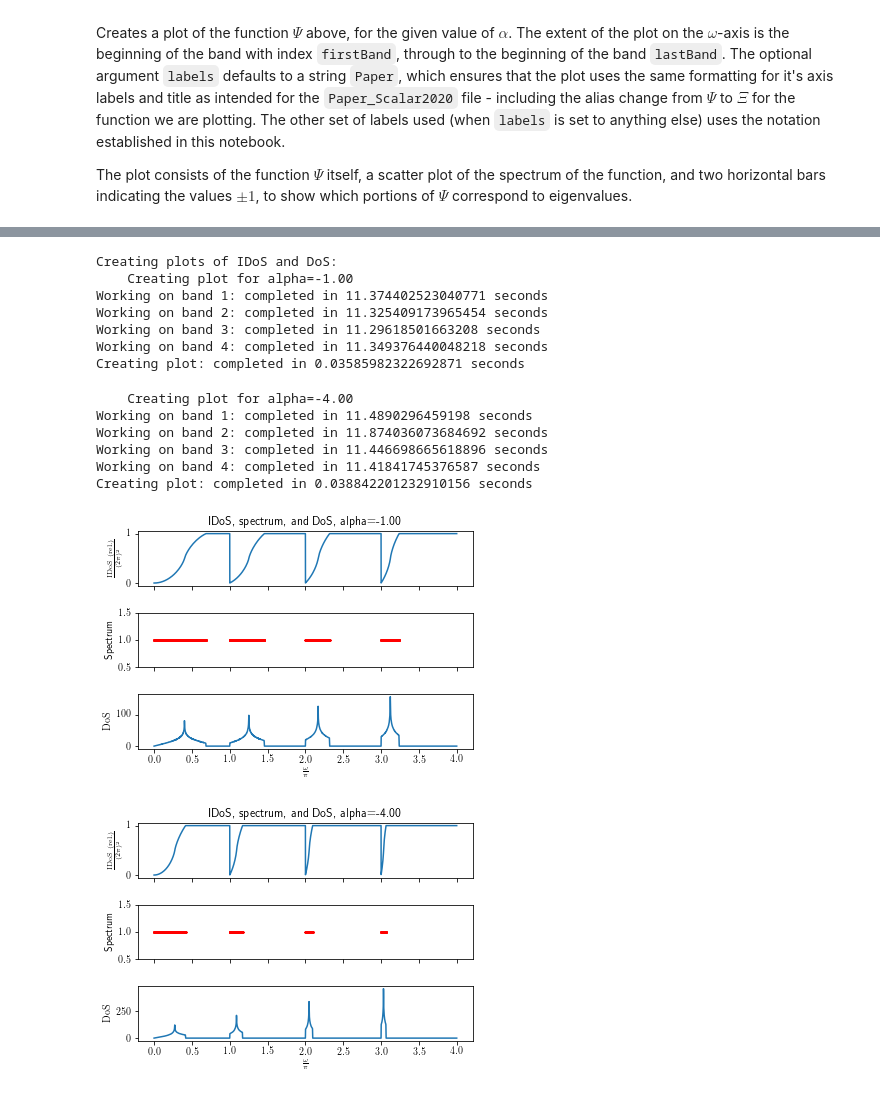
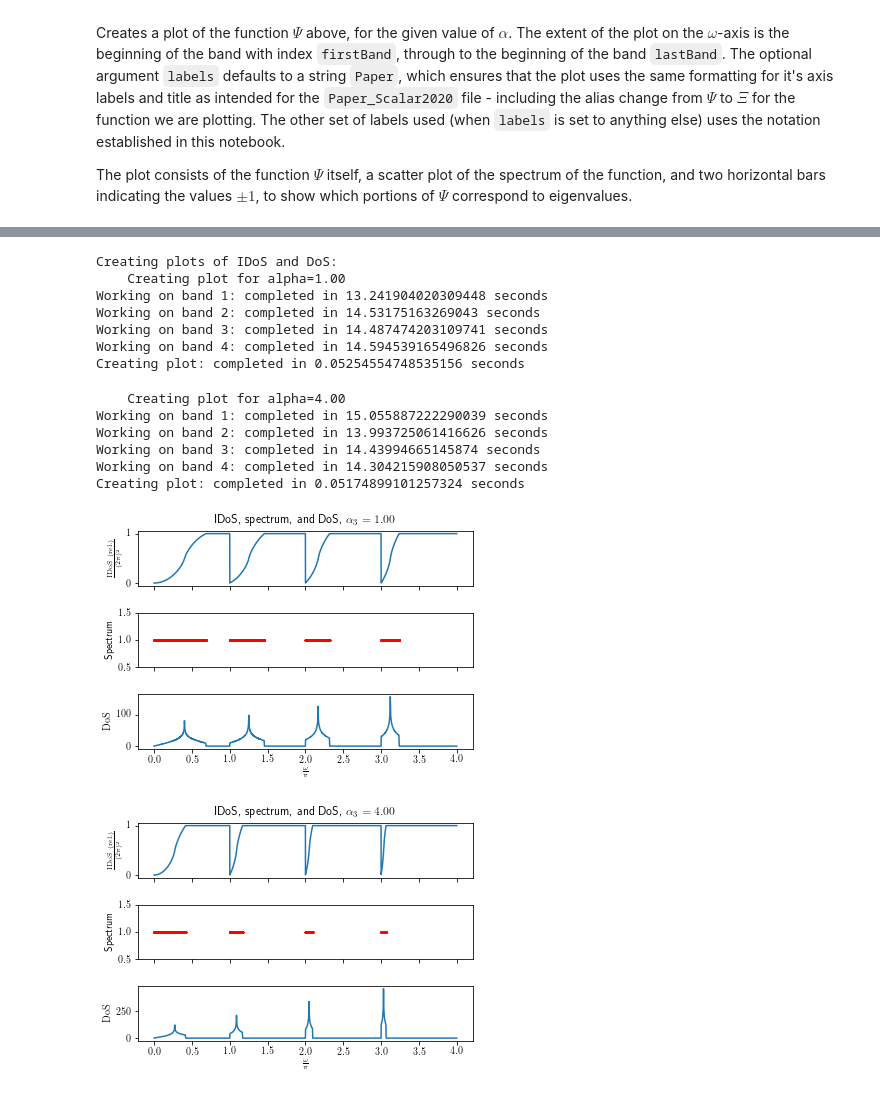
Before and after one commit to willGraham01/PhD-Work-Git, a Jupyter notebook: QG_Code/5VertexGraph_CrossSetup/5VertexGraph_DoS.ipynb, the cells around one changed output, grey strips where cells are left out. Drawn from its saved outputs; the diff is of its cells as text; code cells hidden in the pictures.

Commit message:
Section 5 cleanup and figure re-making, final editing stages now

```diff
--- a/QG_Code/5VertexGraph_CrossSetup/5VertexGraph_DoS.ipynb
+++ b/QG_Code/5VertexGraph_CrossSetup/5VertexGraph_DoS.ipynb
@@ -138,11 +138,11 @@ def FindBandMin(bandN, alpha, expMax=8):
         c: float; approximation to the left enpoint of the band I_n = [c, n*pi]
     '''
 
-    # first, if alpha <=2 and bandN=1, the first band starts at 0, so we should just escape
-    if ( (bandN==1) and (alpha<=2.0) ):
+    # first, if alpha >=-2 and bandN=1, the first band starts at 0, so we should just escape
+    if ( (bandN==1) and (alpha>=-2.0) ):
         return 0
-    elif alpha<=0.0:
-        # if alpha<=0, the bands START at (n-1)*pi and terminate at some value prior to n*pi,
+    elif alpha>=0.0:
+        # if alpha>=0, the bands START at (n-1)*pi and terminate at some value prior to n*pi,
         # so return (bandN-1)*pi
         return (bandN-1)*np.pi
     # otherwise, we'll need to estimate the left endpoint via a binary search
@@ -417,7 +417,7 @@ def CreatePlots(lastBand, bandPts, alpha, firstBand=1, labels='Paper', t1Pts=100
         bandPts: int; number of discrete points to divide the interval [(n-1)pi, n*pi] into for plotting each band
         alpha: float; value alpha in (*) and (**)
         firstBand: int (default 1); index of the band at which the plot begins
-        labels: float (default 'Paper'); format selection for axis labels in the plots produced
+        labels: float (default 'Paper'); format selection for axis labels in the plots produced. Paper also changes the label of alpha to alpha_3
         t1Pts, t2Pts: int (default 1000); passed to CreateBandIDoS and CreateBandDoS
         iNormalise: bool (default True); passed to BandPlotValues
     OUTPUTS:
@@ -468,13 +468,13 @@ def CreatePlots(lastBand, bandPts, alpha, firstBand=1, labels='Paper', t1Pts=100
     ax[1].set_ylim(0.5,1.5)
     ax[2].plot(xRangeStore/np.pi, doSStore)
     if labels=='Paper':
-        ax[0].set_title('IDoS, spectrum, and DoS, alpha=%.2f' % (alpha))
+        ax[0].set_title(r'IDoS, spectrum, and DoS, $\alpha_3=%.2f$' % (alpha))
         ax[0].set_ylabel(r'$\frac{\mathrm{IDoS} \ \mathrm{(rel.)}}{(2\pi)^{2}}$')
         ax[1].set_ylabel(r'Spectrum')
         ax[2].set_xlabel(r'$\frac{\omega}{\pi}$')
         ax[2].set_ylabel(r'$\mathrm{DoS}$')
     else:
-        ax[0].set_title('IDoS, spectrum, and DoS, alpha=%.3f' % (alpha))
+        ax[0].set_title(r'IDoS, spectrum, and DoS, $alpha=%.3f$' % (alpha))
         ax[0].set_ylabel(r'$\frac{\mathcal{I}}{(2\pi)^2}$')
         ax[1].set_ylabel(r'Spectrum')
         ax[2].set_xlabel(r'$\frac{\omega}{\pi}$')
@@ -518,10 +518,10 @@ def DispRelPlot(lastBand, bandPts, alpha, firstBand=1, labels='Paper'):
               s=3., marker='x', c='red')
     ax.set_xlabel(r'$\frac{\omega}{\pi}$')
     if labels=='Paper':
-        ax.set_title(r'$\Xi(\omega), \alpha=%.2f $' % (alpha))
+        ax.set_title(r'$\Xi(\omega), \ \alpha_3=%.2f $' % (alpha))
         ax.set_ylabel(r'$\Xi(\omega)$')
     else:
-        ax.set_title(r'$\Psi(\omega), \alpha=%.2f $' % (alpha))
+        ax.set_title(r'$\Psi(\omega), \ \alpha=%.2f $' % (alpha))
         ax.set_ylabel(r'$\Psi(\omega)$')
 
     return fig, ax
@@ -539,10 +539,15 @@ print('Creating plots of Psi(x):')
 firstBand = 1
 lastBand = 7
 bandPts = 1000
-for alpha in [-1.0, -4.0]:
+for alpha in [1.0, 4.0]:
     print('    Creating plot for alpha=%.2f' % (alpha))
     fig, ax = DispRelPlot(lastBand, bandPts, alpha, firstBand=1, labels='Paper')
-    saveStr = './images/CrossInPlane_ScalarDR_alpha' + '{0:.2f}'.format(alpha) + '.pdf'
+    saveStrDot = './images/CrossInPlane_ScalarDR_alpha' + '{0:.2f}'.format(alpha) + '.pdf'
+    saveStrDot = list(saveStrDot)
+    saveStrDot[-7] = '-' #changes decimal point to dash for compatability issues
+    saveStr = ''
+    for c in saveStrDot:
+        saveStr += c
     fig.savefig(saveStr, bbox_inches='tight')
     fig.show()
 # %% [output]
@@ -554,27 +559,32 @@ Creating plots of Psi(x):
 # %%
 print('Creating plots of IDoS and DoS:')
 firstBand = 1
 lastBand = 5
 bandPts = 1000
-for alpha in [-1.0, -4.0]:
+for alpha in [1.0, 4.0]:
     print('    Creating plot for alpha=%.2f' % (alpha))
     fig, ax = CreatePlots(lastBand, bandPts, alpha, firstBand=1, labels='Paper')
-    saveStr = './images/CrossInPlane_ScalarDoS_alpha' + '{0:.2f}'.format(alpha) + '.pdf'
+    saveStrDot = './images/CrossInPlane_ScalarDoS_alpha' + '{0:.2f}'.format(alpha) + '.pdf'
+    saveStrDot = list(saveStrDot)
+    saveStrDot[-7] = '-' #changes decimal point to dash for compatability issues
+    saveStr = ''
+    for c in saveStrDot:
+        saveStr += c
     fig.savefig(saveStr, bbox_inches='tight')
     fig.show()
 # %% [output]
 Creating plots of IDoS and DoS:
-    Creating plot for alpha=-1.00
-Working on band 1: completed in 11.374402523040771 seconds
-Working on band 2: completed in 11.325409173965454 seconds
-Working on band 3: completed in 11.29618501663208 seconds
-Working on band 4: completed in 11.349376440048218 seconds
-Creating plot: completed in 0.03585982322692871 seconds
+    Creating plot for alpha=1.00
+Working on band 1: completed in 13.241904020309448 seconds
+Working on band 2: completed in 14.53175163269043 seconds
+Working on band 3: completed in 14.487474203109741 seconds
+Working on band 4: completed in 14.594539165496826 seconds
+Creating plot: completed in 0.05254554748535156 seconds
-    Creating plot for alpha=-4.00
-Working on band 1: completed in 11.4890296459198 seconds
-Working on band 2: completed in 11.874036073684692 seconds
-Working on band 3: completed in 11.446698665618896 seconds
-Working on band 4: completed in 11.41841745376587 seconds
-Creating plot: completed in 0.038842201232910156 seconds
+    Creating plot for alpha=4.00
+Working on band 1: completed in 15.055887222290039 seconds
+Working on band 2: completed in 13.993725061416626 seconds
+Working on band 3: completed in 14.43994665145874 seconds
+Working on band 4: completed in 14.304215908050537 seconds
+Creating plot: completed in 0.05174899101257324 seconds
-[figure, old version]
+[figure, new version]
-[figure, old version]
+[figure, new version]
```
Also changed, not shown: parts of 3 cells of this notebook, 26 other files.
